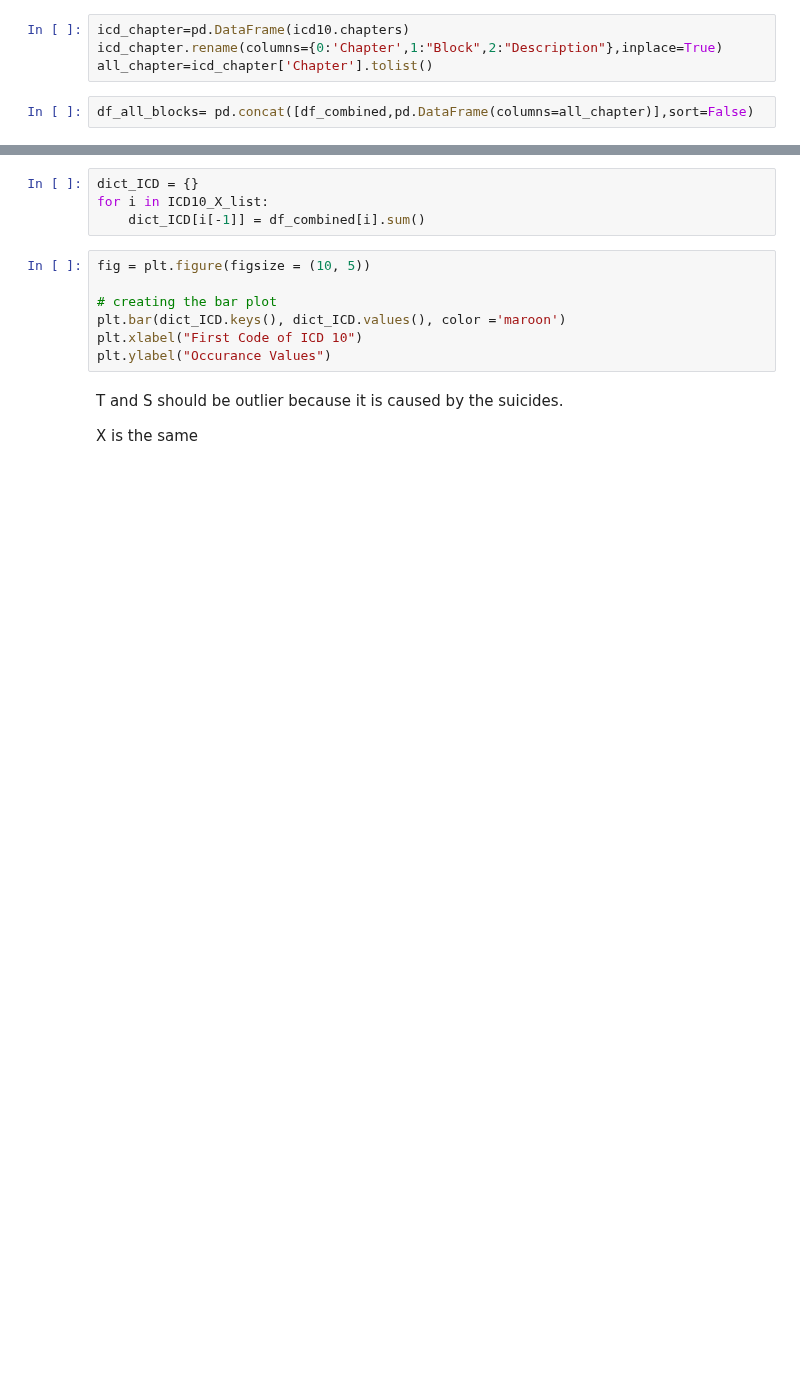
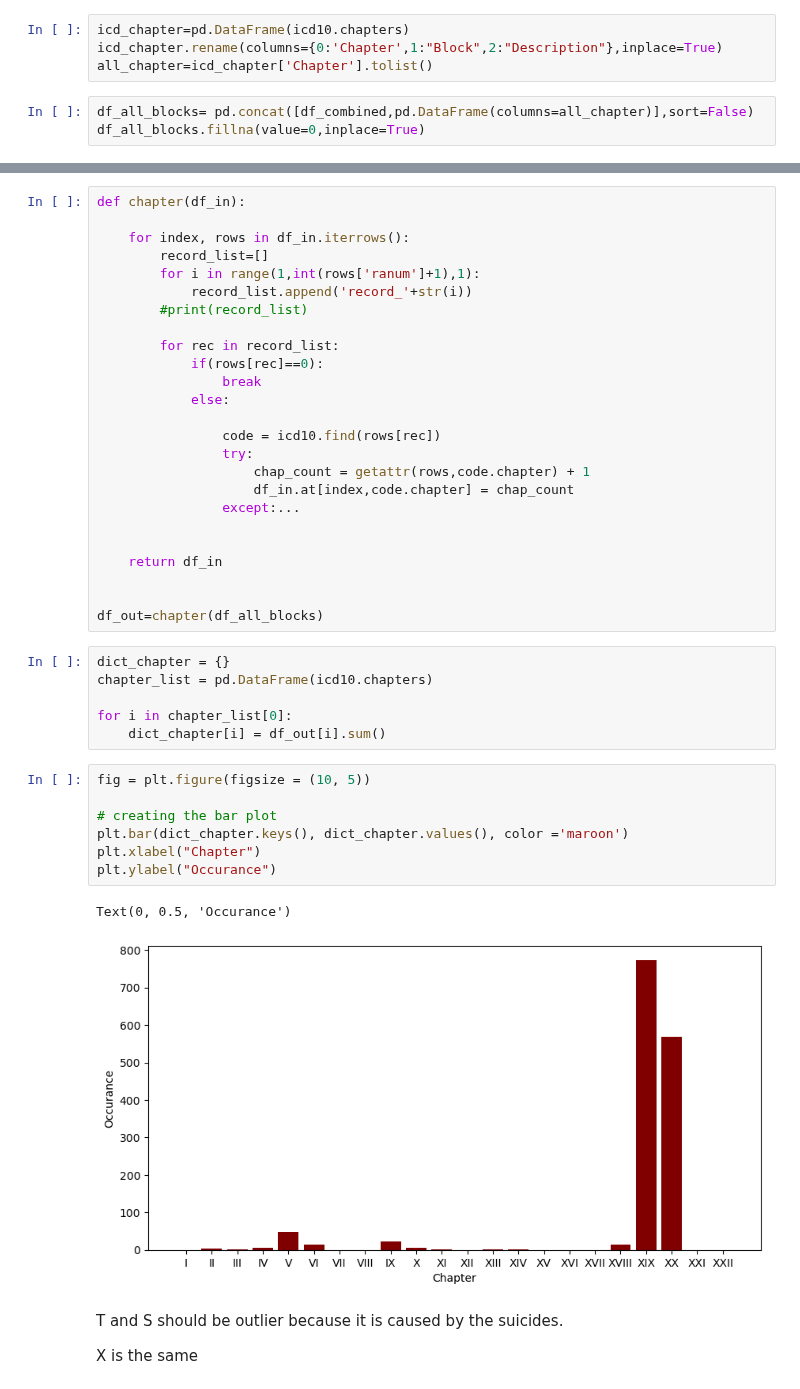
Before and after one commit to TimothiTsui/Anti_Suicide_Squad, a Jupyter notebook: preprocessing.ipynb, the cells around one changed output, grey strips where cells are left out. Saved outputs shown, nothing was run; the diff lists cells and outputs as text; blank space fills up the shorter version.

Commit message:
ICD Chapter Sorted

```diff
--- a/preprocessing.ipynb
+++ b/preprocessing.ipynb
@@ -160,3 +140,4 @@ icd_chapter.rename(columns={0:'Chapter',1:"Block",2:"Description"},inplace=True)
 all_chapter=icd_chapter['Chapter'].tolist()
 # %%
 df_all_blocks= pd.concat([df_combined,pd.DataFrame(columns=all_chapter)],sort=False)
+df_all_blocks.fillna(value=0,inplace=True)
@@ -209,14 +144,44 @@ KeyError: 'XXII'
-# %%
-dict_ICD = {}
-for i in ICD10_X_list:
-    dict_ICD[i[-1]] = df_combined[i].sum()
+# %%
+def chapter(df_in):
+
+    for index, rows in df_in.iterrows():
+        record_list=[]
+        for i in range(1,int(rows['ranum']+1),1):
+            record_list.append('record_'+str(i))
+        #print(record_list)
+
+        for rec in record_list:
+            if(rows[rec]==0):
+                break
+            else:
+
+                code = icd10.find(rows[rec])
+                try:
+                    chap_count = getattr(rows,code.chapter) + 1
+                    df_in.at[index,code.chapter] = chap_count
+                except:...
+
+
+    return df_in
+
+
+df_out=chapter(df_all_blocks)
+# %%
+dict_chapter = {}
+chapter_list = pd.DataFrame(icd10.chapters)
+
+for i in chapter_list[0]:
+    dict_chapter[i] = df_out[i].sum()
 # %%
 fig = plt.figure(figsize = (10, 5))
 
 # creating the bar plot
-plt.bar(dict_ICD.keys(), dict_ICD.values(), color ='maroon')
-plt.xlabel("First Code of ICD 10")
-plt.ylabel("Occurance Values")
+plt.bar(dict_chapter.keys(), dict_chapter.values(), color ='maroon')
+plt.xlabel("Chapter")
+plt.ylabel("Occurance")
+# %% [output]
+Text(0, 0.5, 'Occurance')
+[figure, added]
 # %% [markdown]
 T and S should be outlier because it is caused by the suicides.
 
```
Also changed, not shown: parts of 9 cells of this notebook.
